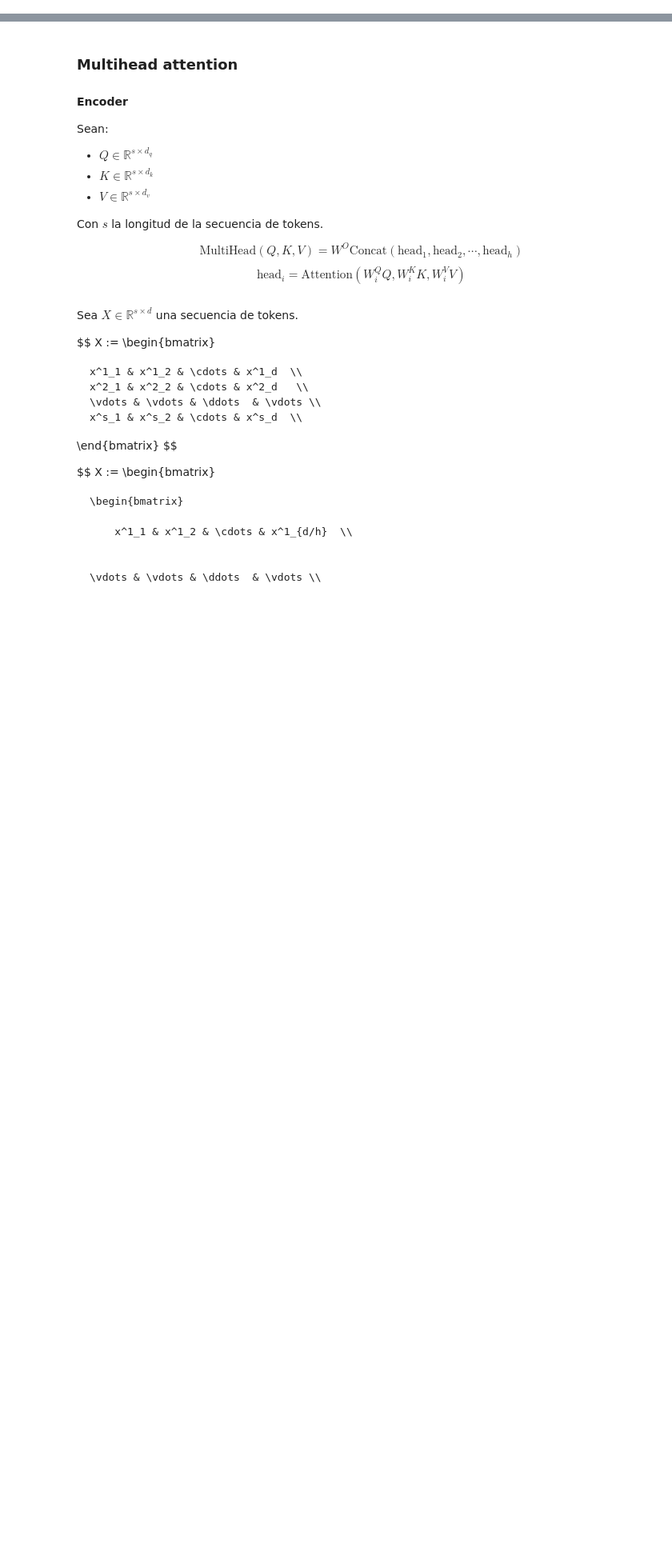
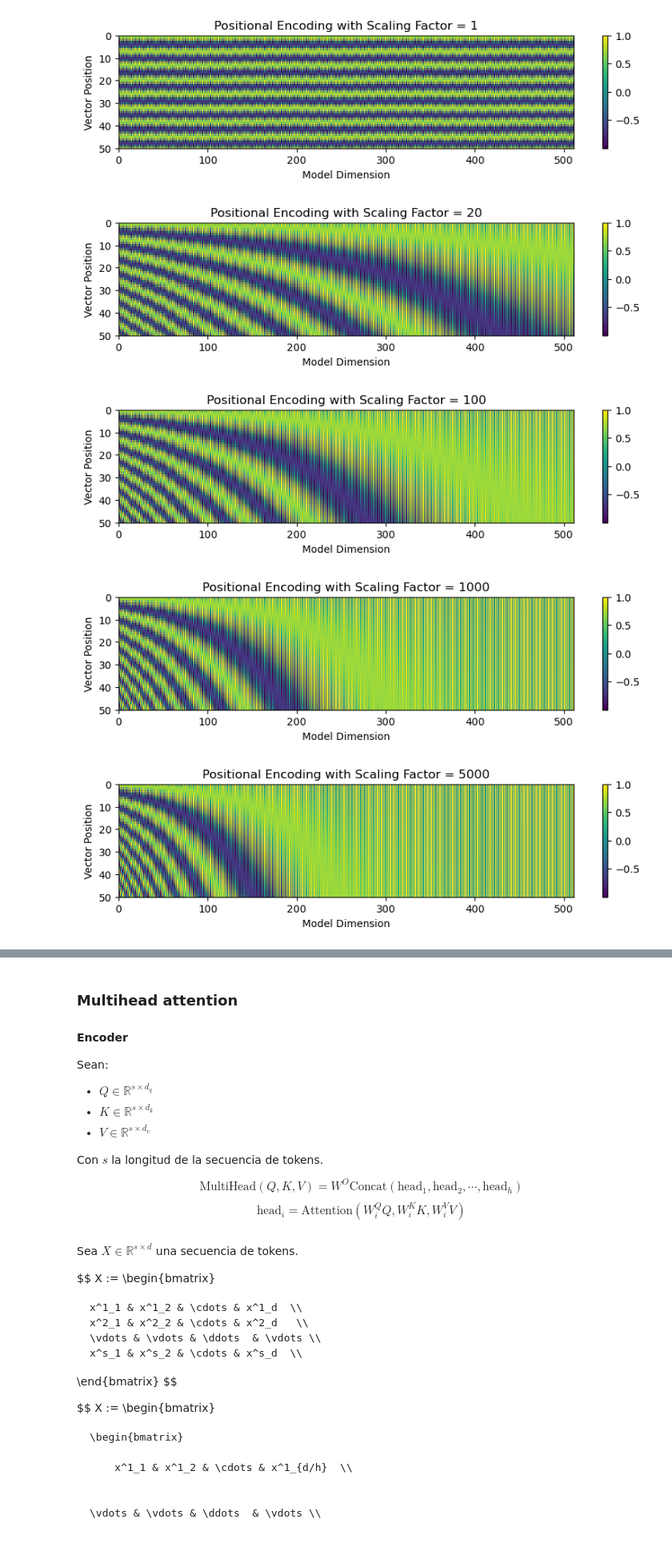
Before and after one commit to mr-raccoon-97/deep-learning-studies, a Jupyter notebook: book.ipynb, the cells around one changed output, grey strips where cells are left out. Shown at 80% size. Saved outputs shown, nothing was run; the diff lists cells and outputs as text; code cells hidden in the pictures; blank space fills up the shorter version.

```diff
--- a/book.ipynb
+++ b/book.ipynb
@@ -0,0 +61,50 @@
+# %%
+from numpy import exp, log, sin, cos
+from numpy import arange, array
+
+from matplotlib.pyplot import figure
+from matplotlib.pyplot import Axes
+
+def positional_encoding(sequence: int, model_dimension: int, scaling_factor: int = 10000):
+    indexes = array([dimension // 2 + 1 for dimension in range(model_dimension)])
+    frequencies = exp(-2*indexes * log(scaling_factor) / model_dimension)
+    embeddings = array([
+        sin(frequency * sequence) if index % 2 == 1 else
+        cos(frequency * sequence)
+        for index, frequency in enumerate(frequencies, start=1)
+    ])
+    return embeddings
+
+
+def plot_positonal_encoding(ax: Axes, scaling_factor: int = 10000):
+    token_positions = arange(50, -1, -1)
+    encoding_dimension = 512
+
+    x = arange(encoding_dimension)
+    y = token_positions
+    z = array([positional_encoding(token_position, encoding_dimension, scaling_factor) for token_position in token_positions])
+
+    image = ax.pcolormesh(x, y, z, cmap='viridis')
+
+    ax.set_xlim(x.min(), x.max())
+    ax.set_ylim(y.max(), y.min())
+
+    ax.set_xlabel('Model Dimension')
+    ax.set_ylabel('Vector Position')
+    ax.set_title(f'Positional Encoding with Scaling Factor = {scaling_factor}')
+
+    return image
+
+
+for scaling_factor in [1, 20, 100, 1000, 5000, 10000, 100000]:
+    plot = figure(figsize=(10, 2))
+    ax = plot.add_subplot()
+    image = plot_positonal_encoding(ax, scaling_factor)
+    plot.colorbar(image, ax=ax, orientation='vertical')
+    plot.show()
+# %% [output]
+[figure, added]
+[figure, added]
+[figure, added]
+[figure, added]
+[figure, added]
```
Also changed, not shown: parts of 4 cells of this notebook.
